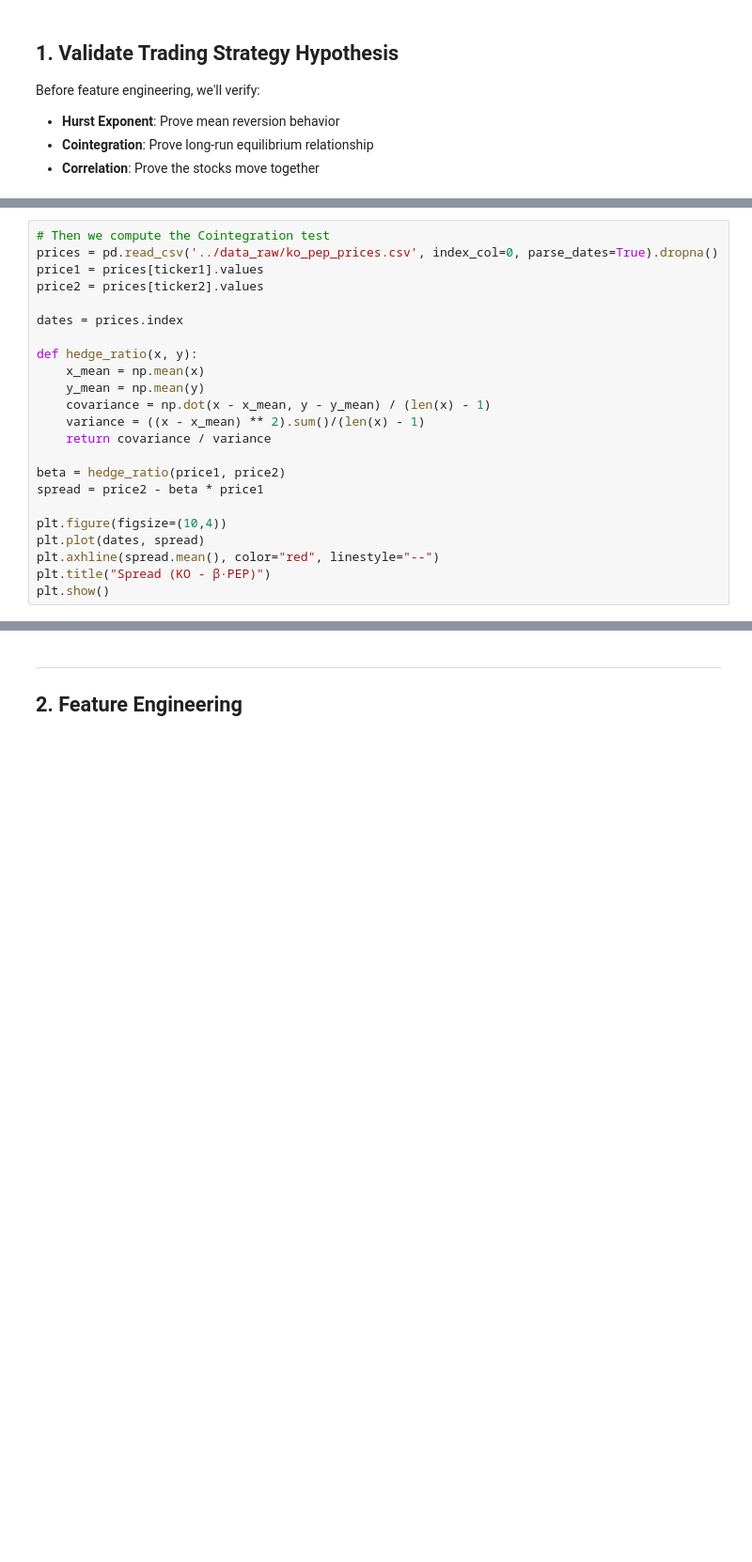
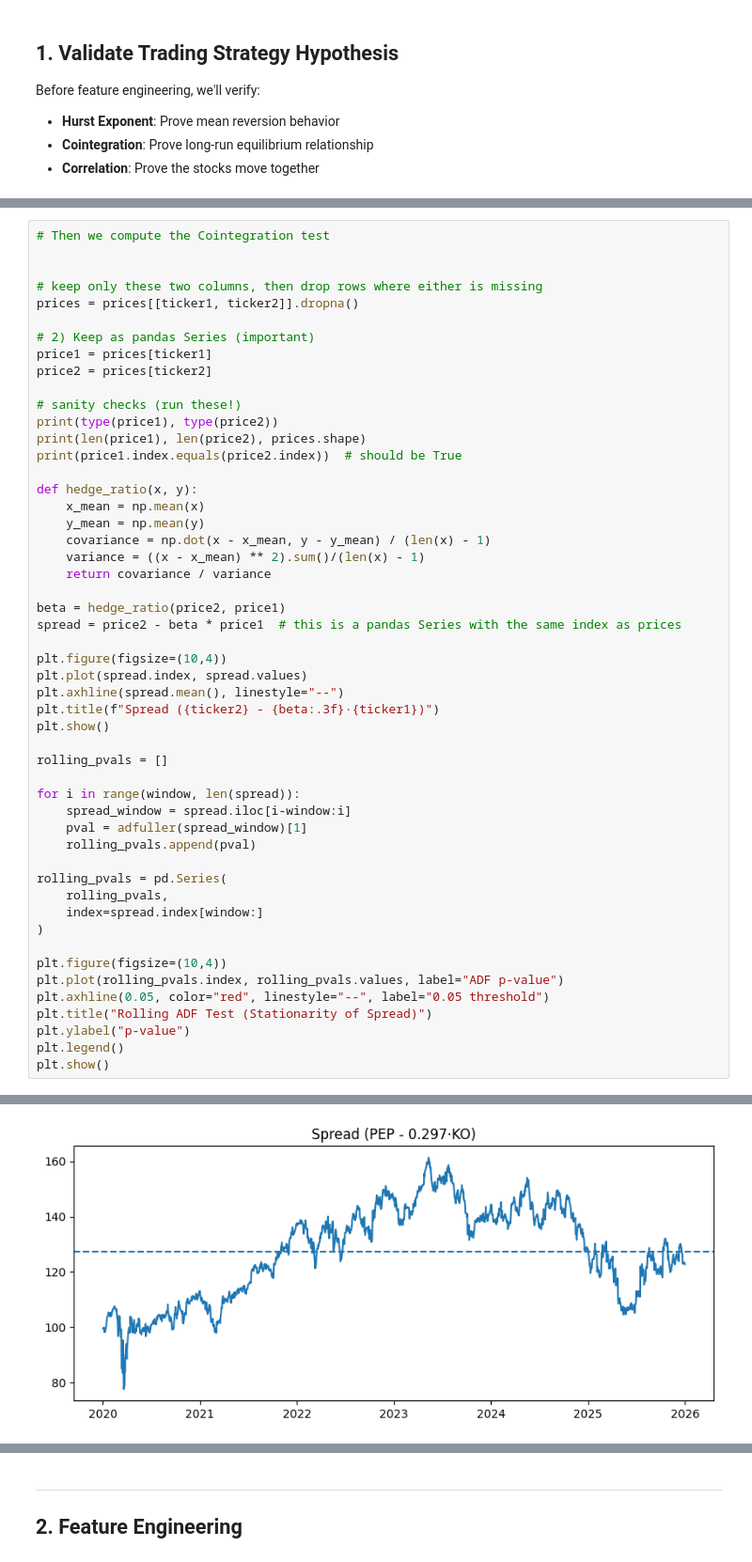
Before and after one commit to JustinLUk11880/A-Supervised-Machine-Learning-Pairs-Trading-Strategy-Classification-Model-, a Jupyter notebook: notebooks/02_feature_engineering.ipynb, the cells around one changed output, grey strips where cells are left out. Shown at 94% size. Drawn from its saved outputs; the diff is of its cells as text; blank space fills up the shorter version.

```diff
--- a/notebooks/02_feature_engineering.ipynb
+++ b/notebooks/02_feature_engineering.ipynb
@@ -100,10 +104,18 @@ Date range: 2020-01-02 to 2025-12-31
 # %%
 # Then we compute the Cointegration test
-prices = pd.read_csv('../data_raw/ko_pep_prices.csv', index_col=0, parse_dates=True).dropna()
-price1 = prices[ticker1].values
-price2 = prices[ticker2].values
 
-dates = prices.index
+
+# keep only these two columns, then drop rows where either is missing
+prices = prices[[ticker1, ticker2]].dropna()
+
+# 2) Keep as pandas Series (important)
+price1 = prices[ticker1]
+price2 = prices[ticker2]
+
+# sanity checks (run these!)
+print(type(price1), type(price2))
+print(len(price1), len(price2), prices.shape)
+print(price1.index.equals(price2.index))  # should be True
 
 def hedge_ratio(x, y):
     x_mean = np.mean(x)
@@ -112,11 +124,32 @@ def hedge_ratio(x, y):
     variance = ((x - x_mean) ** 2).sum()/(len(x) - 1)
     return covariance / variance
 
-beta = hedge_ratio(price1, price2)
-spread = price2 - beta * price1
+beta = hedge_ratio(price2, price1)
+spread = price2 - beta * price1  # this is a pandas Series with the same index as prices
 
 plt.figure(figsize=(10,4))
-plt.plot(dates, spread)
-plt.axhline(spread.mean(), color="red", linestyle="--")
-plt.title("Spread (KO - β·PEP)")
+plt.plot(spread.index, spread.values)
+plt.axhline(spread.mean(), linestyle="--")
+plt.title(f"Spread ({ticker2} - {beta:.3f}·{ticker1})")
 plt.show()
+
+rolling_pvals = []
+
+for i in range(window, len(spread)):
+    spread_window = spread.iloc[i-window:i]
+    pval = adfuller(spread_window)[1]
+    rolling_pvals.append(pval)
+
+rolling_pvals = pd.Series(
+    rolling_pvals,
+    index=spread.index[window:]
+)
+
+plt.figure(figsize=(10,4))
+plt.plot(rolling_pvals.index, rolling_pvals.values, label="ADF p-value")
+plt.axhline(0.05, color="red", linestyle="--", label="0.05 threshold")
+plt.title("Rolling ADF Test (Stationarity of Spread)")
+plt.ylabel("p-value")
+plt.legend()
+plt.show()
+# %% [output]
@@ -122,0 +159 @@ plt.show()
+[figure, added]
```
Also changed, not shown: parts of 6 cells of this notebook.
